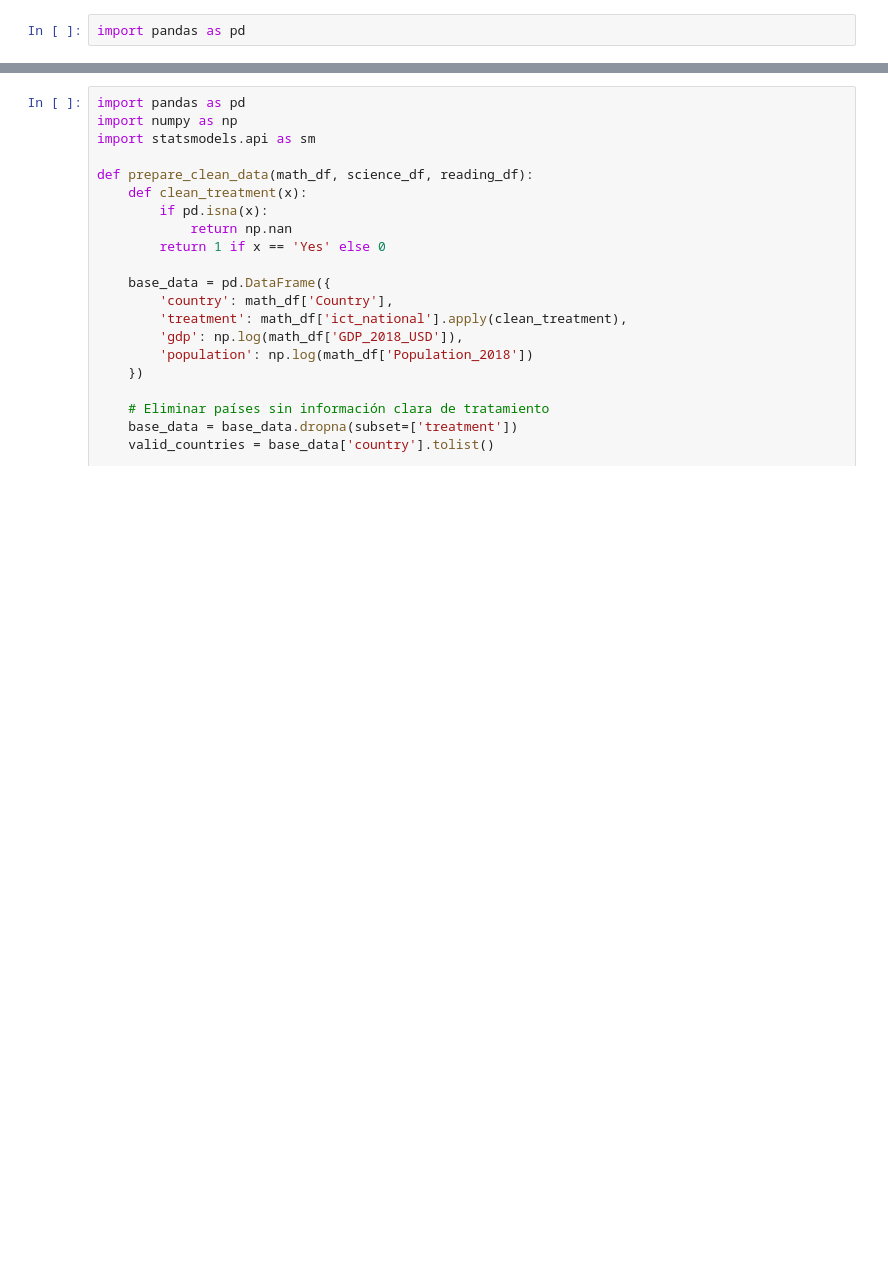
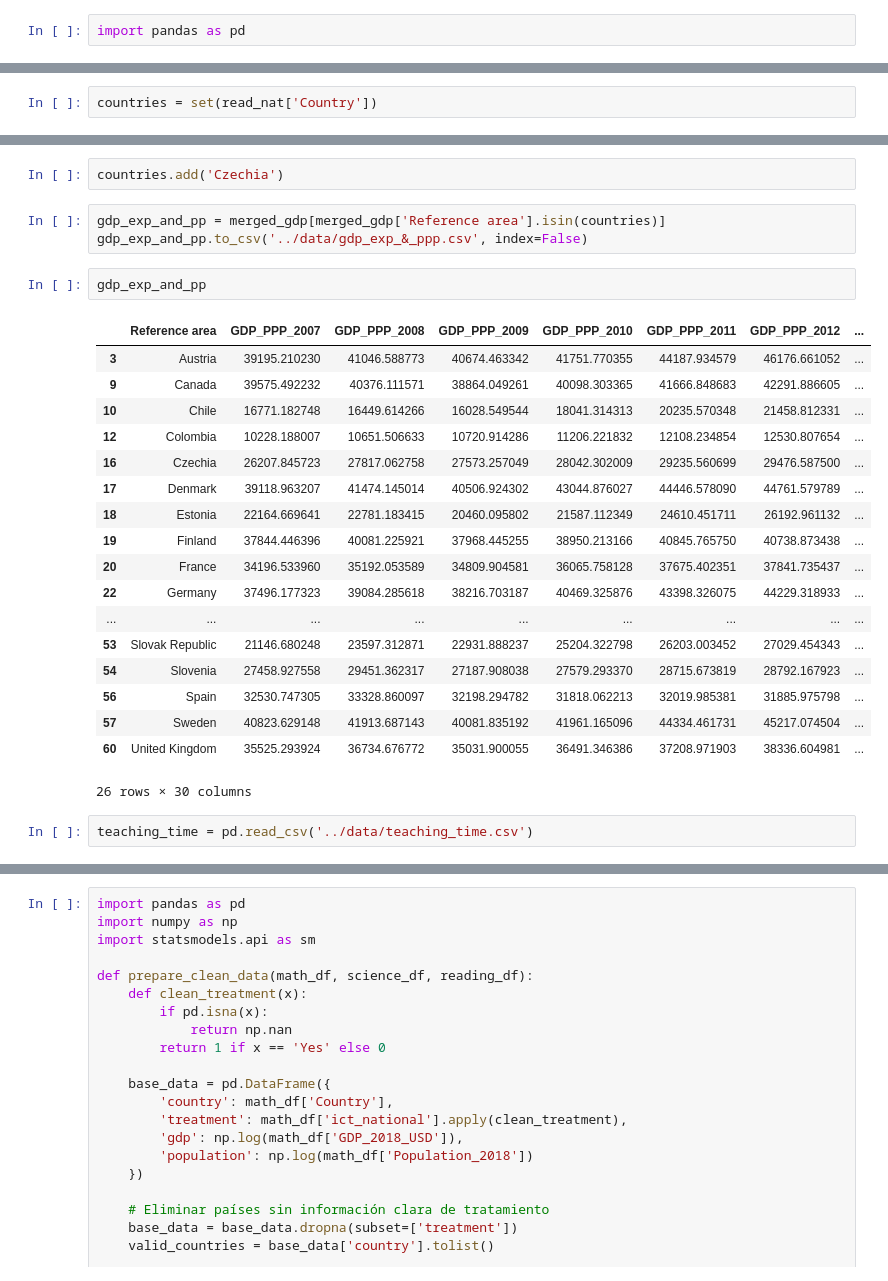
Before and after one commit to mellamanelpoeta/pol_pub2, a Jupyter notebook: source/00_preprocess.ipynb, the cells around one changed output, grey strips where cells are left out. Saved outputs shown, nothing was run; the diff lists cells and outputs as text; blank space fills up the shorter version.

```diff
--- a/eda/00_EDA.ipynb
+++ b/source/00_preprocess.ipynb
@@ -26,0 +247,2 @@ read_nat
+# %%
+countries = set(read_nat['Country'])
@@ -26,0 +271,28 @@ read_nat
+# %%
+countries.add('Czechia')
+# %%
+gdp_exp_and_pp = merged_gdp[merged_gdp['Reference area'].isin(countries)]
+gdp_exp_and_pp.to_csv('../data/gdp_exp_&_ppp.csv', index=False)
+# %%
+gdp_exp_and_pp
+# %% [output]
+|  | Reference area | GDP_PPP_2007 | GDP_PPP_2008 | GDP_PPP_2009 | GDP_PPP_2010 | GDP_PPP_2011 | GDP_PPP_2012 | ... |
+| 3 | Austria | 39195.210230 | 41046.588773 | 40674.463342 | 41751.770355 | 44187.934579 | 46176.661052 | ... |
+| 9 | Canada | 39575.492232 | 40376.111571 | 38864.049261 | 40098.303365 | 41666.848683 | 42291.886605 | ... |
+| 10 | Chile | 16771.182748 | 16449.614266 | 16028.549544 | 18041.314313 | 20235.570348 | 21458.812331 | ... |
+| 12 | Colombia | 10228.188007 | 10651.506633 | 10720.914286 | 11206.221832 | 12108.234854 | 12530.807654 | ... |
+| 16 | Czechia | 26207.845723 | 27817.062758 | 27573.257049 | 28042.302009 | 29235.560699 | 29476.587500 | ... |
+| 17 | Denmark | 39118.963207 | 41474.145014 | 40506.924302 | 43044.876027 | 44446.578090 | 44761.579789 | ... |
+| 18 | Estonia | 22164.669641 | 22781.183415 | 20460.095802 | 21587.112349 | 24610.451711 | 26192.961132 | ... |
+| 19 | Finland | 37844.446396 | 40081.225921 | 37968.445255 | 38950.213166 | 40845.765750 | 40738.873438 | ... |
+| 20 | France | 34196.533960 | 35192.053589 | 34809.904581 | 36065.758128 | 37675.402351 | 37841.735437 | ... |
+| 22 | Germany | 37496.177323 | 39084.285618 | 38216.703187 | 40469.325876 | 43398.326075 | 44229.318933 | ... |
+| ... | ... | ... | ... | ... | ... | ... | ... | ... |
+| 53 | Slovak Republic | 21146.680248 | 23597.312871 | 22931.888237 | 25204.322798 | 26203.003452 | 27029.454343 | ... |
+| 54 | Slovenia | 27458.927558 | 29451.362317 | 27187.908038 | 27579.293370 | 28715.673819 | 28792.167923 | ... |
+| 56 | Spain | 32530.747305 | 33328.860097 | 32198.294782 | 31818.062213 | 32019.985381 | 31885.975798 | ... |
+| 57 | Sweden | 40823.629148 | 41913.687143 | 40081.835192 | 41961.165096 | 44334.461731 | 45217.074504 | ... |
+| 60 | United Kingdom | 35525.293924 | 36734.676772 | 35031.900055 | 36491.346386 | 37208.971903 | 38336.604981 | ... |
+26 rows × 30 columns
+# %%
+teaching_time = pd.read_csv('../data/teaching_time.csv')
```
Also changed, not shown: parts of 34 cells of this notebook, 36 other files.
